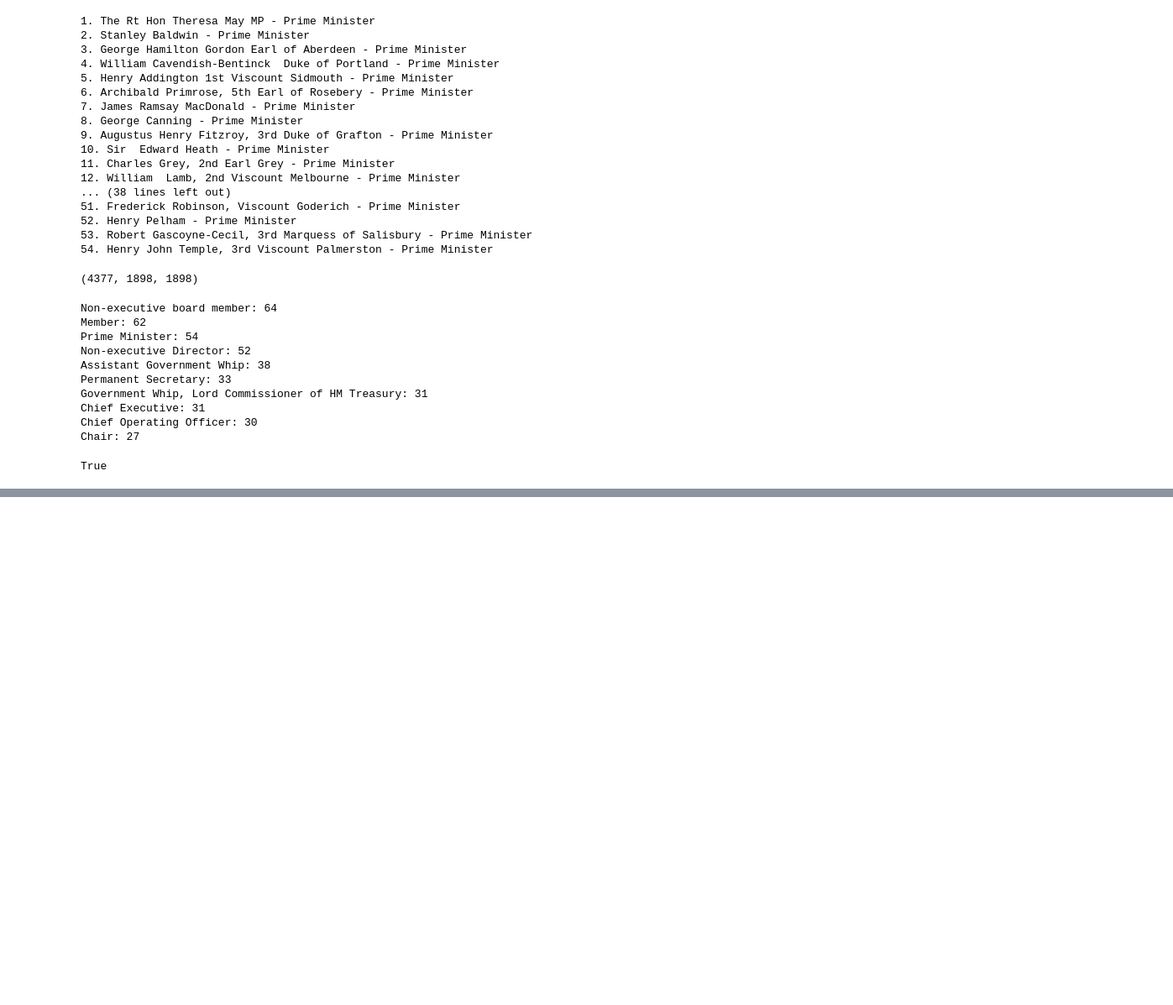
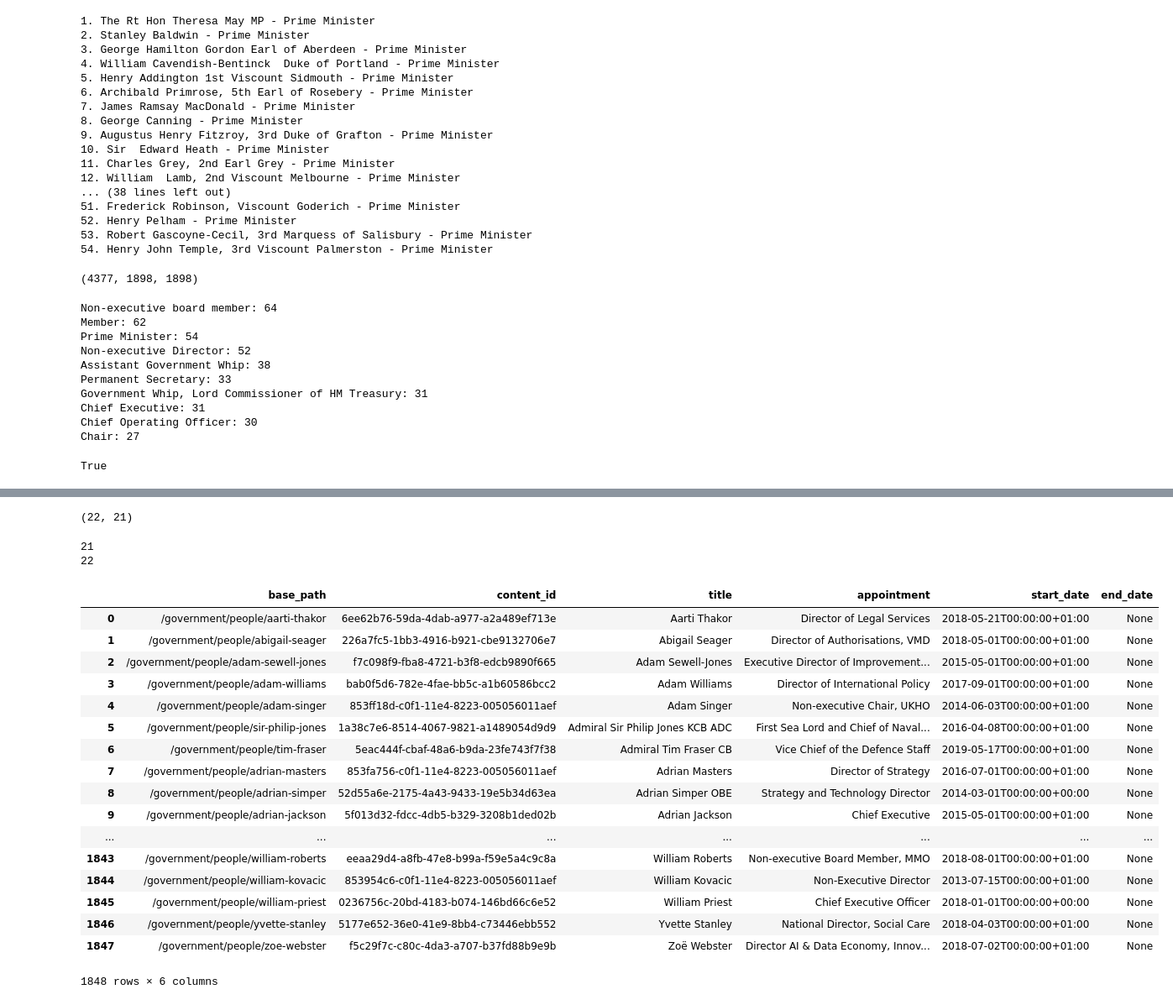
Before and after one commit to nogtini/govuk-knowledge-graph, a Jupyter notebook: notebooks/data_extract/extract_metadata_from_content_api.ipynb, the cells around one changed output, grey strips where cells are left out. Shown at 84% size. Cells and saved outputs as stored; diff of their text form; code cells hidden in the pictures; blank space fills up the shorter version.

Commit message:
Create edgelists from current and previous appointments
add start and end dates as metadata/edge attributes.
(people_urls.csv is the node list I suppose)

```diff
--- a/notebooks/data_extract/extract_metadata_from_content_api.ipynb
+++ b/notebooks/data_extract/extract_metadata_from_content_api.ipynb
@@ -251,0 +285,56 @@ True
+# %%
+def create_edgelist(target_appointment_column, df):
+    row_list = []
+    print(target_appointment_column)
+    title_col = df.columns.get_loc("title")
+    cid_col = df.columns.get_loc("content_id")
+    for tup in df.itertuples(index=False):
+        if len(tup[target_appointment_column])>0:
+            for app in tup[target_appointment_column]:
+                row_dict = {'base_path':tup[base_path_col],
+                            'title':tup[title_col],
+                            'content_id':tup[cid_col],
+                            'appointment':" ".join(app['title'].split(" - ")[1:]),
+                            'start_date':app['details']['started_on'],
+                            'end_date':app['details']['ended_on'],
+                     }
+                row_list.append(row_dict)
+    df_apps = pd.DataFrame(row_list)
+    df_apps = df_apps[['base_path',
+                          'content_id',
+                          'title',
+                          'appointment',
+                          'start_date',
+                          'end_date']]
+    return df_apps
+# %%
+previous_app_col, current_app_col
+# %% [output]
+(22, 21)
+# %%
+current_apps = create_edgelist(current_app_col, df)
+previous_apps = create_edgelist(previous_app_col, df)
+# %% [output]
+21
+22
+# %%
+current_apps
+# %% [output]
+|  | base_path | content_id | title | appointment | start_date | end_date |
+| 0 | /government/people/aarti-thakor | 6ee62b76-59da-4dab-a977-a2a489ef713e | Aarti Thakor | Director of Legal Services | 2018-05-21T00:00:00+01:00 | None |
+| 1 | /government/people/abigail-seager | 226a7fc5-1bb3-4916-b921-cbe9132706e7 | Abigail Seager | Director of Authorisations, VMD | 2018-05-01T00:00:00+01:00 | None |
+| 2 | /government/people/adam-sewell-jones | f7c098f9-fba8-4721-b3f8-edcb9890f665 | Adam Sewell-Jones | Executive Director of Improvement... | 2015-05-01T00:00:00+01:00 | None |
+| 3 | /government/people/adam-williams | bab0f5d6-782e-4fae-bb5c-a1b60586bcc2 | Adam Williams | Director of International Policy | 2017-09-01T00:00:00+01:00 | None |
+| 4 | /government/people/adam-singer | 853ff18d-c0f1-11e4-8223-005056011aef | Adam Singer | Non-executive Chair, UKHO | 2014-06-03T00:00:00+01:00 | None |
+| 5 | /government/people/sir-philip-jones | 1a38c7e6-8514-4067-9821-a1489054d9d9 | Admiral Sir Philip Jones KCB ADC | First Sea Lord and Chief of Naval... | 2016-04-08T00:00:00+01:00 | None |
+| 6 | /government/people/tim-fraser | 5eac444f-cbaf-48a6-b9da-23fe743f7f38 | Admiral Tim Fraser CB | Vice Chief of the Defence Staff | 2019-05-17T00:00:00+01:00 | None |
+| 7 | /government/people/adrian-masters | 853fa756-c0f1-11e4-8223-005056011aef | Adrian Masters | Director of Strategy | 2016-07-01T00:00:00+01:00 | None |
+| 8 | /government/people/adrian-simper | 52d55a6e-2175-4a43-9433-19e5b34d63ea | Adrian Simper OBE | Strategy and Technology Director | 2014-03-01T00:00:00+00:00 | None |
+| 9 | /government/people/adrian-jackson | 5f013d32-fdcc-4db5-b329-3208b1ded02b | Adrian Jackson | Chief Executive | 2015-05-01T00:00:00+01:00 | None |
+| ... | ... | ... | ... | ... | ... | ... |
+| 1843 | /government/people/william-roberts | eeaa29d4-a8fb-47e8-b99a-f59e5a4c9c8a | William Roberts | Non-executive Board Member, MMO | 2018-08-01T00:00:00+01:00 | None |
+| 1844 | /government/people/william-kovacic | 853954c6-c0f1-11e4-8223-005056011aef | William Kovacic | Non-Executive Director | 2013-07-15T00:00:00+01:00 | None |
+| 1845 | /government/people/william-priest | 0236756c-20bd-4183-b074-146bd66c6e52 | William Priest | Chief Executive Officer | 2018-01-01T00:00:00+00:00 | None |
+| 1846 | /government/people/yvette-stanley | 5177e652-36e0-41e9-8bb4-c73446ebb552 | Yvette Stanley | National Director, Social Care | 2018-04-03T00:00:00+01:00 | None |
+| 1847 | /government/people/zoe-webster | f5c29f7c-c80c-4da3-a707-b37fd88b9e9b | Zoë Webster | Director AI & Data Economy, Innov... | 2018-07-02T00:00:00+01:00 | None |
+1848 rows × 6 columns
```
Also changed, not shown: parts of 9 cells of this notebook.
